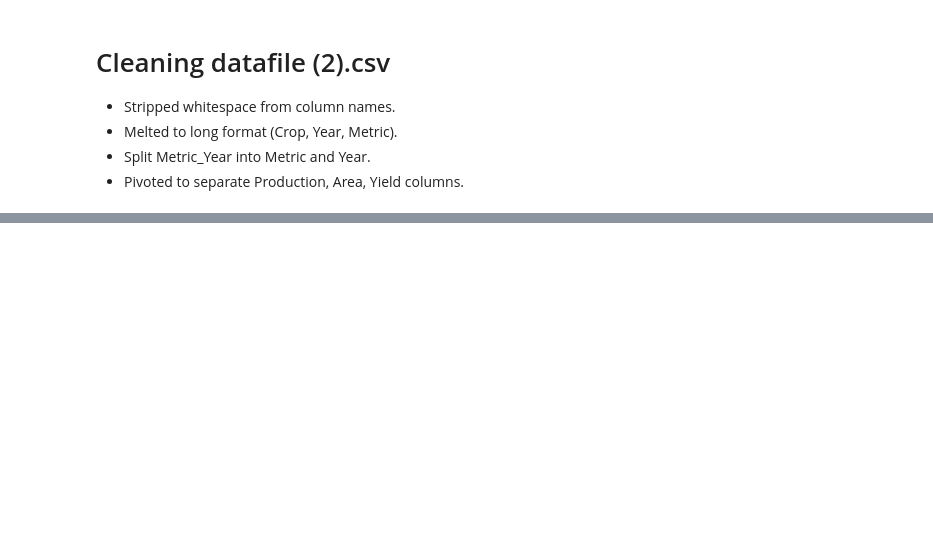
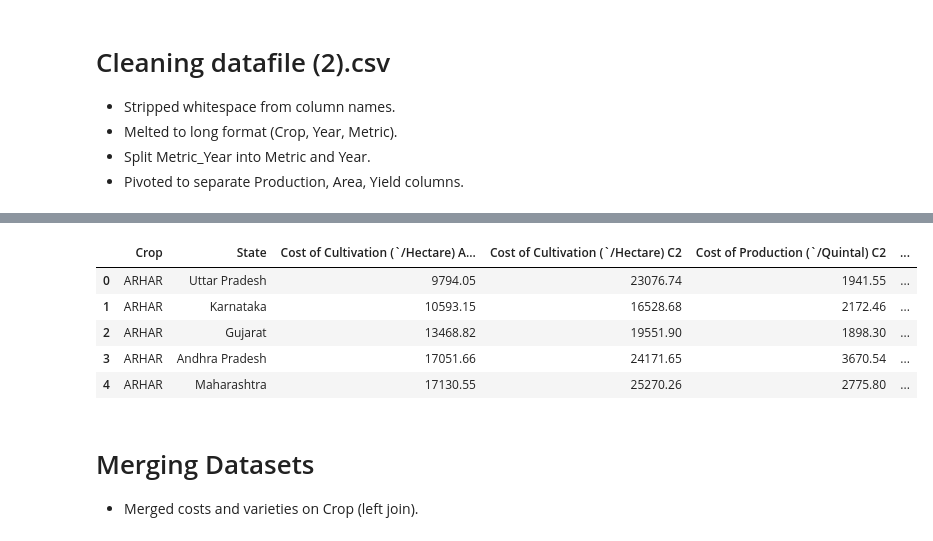
Before and after one commit to shadinmc/Agri-Crop-Prediction-India, a Jupyter notebook: notebooks/Agri_Analysis.ipynb, the cells around one changed output, grey strips where cells are left out. Cells and saved outputs as stored; diff of their text form; code cells hidden in the pictures; blank space fills up the shorter version.

```diff
--- a/notebooks/Agri_Analysis.ipynb
+++ b/notebooks/Agri_Analysis.ipynb
@@ -107,0 +146,12 @@ df_yield_prod.head()
+# %%
+# 5. df_varieties (datafile (3).csv)
+df_varieties = pd.read_csv('../data/datafile (3).csv')
+df_varieties.columns = df_varieties.columns.str.strip().str.replace('_', ' ')  # Remove spaces, standardize
+df_varieties = df_varieties.replace(['NA', 'N/A', ''], pd.NA)
+# Drop 'Unnamed: 4' if present
+if 'Unnamed: 4' in df_varieties.columns:
+    df_varieties = df_varieties.drop('Unnamed: 4', axis=1)
+# Rename columns to match expected structure
+df_varieties.columns = ['Crop', 'Variety', 'Season_duration', 'Recommended_Zone']
+print("df_varieties columns after fix:", df_varieties.columns.tolist())
+print("df_varieties missing:", df_varieties.isna().sum())
@@ -107,0 +178,13 @@ df_yield_prod.head()
+# %%
+df_merged = df_cost.merge(df_varieties, on='Crop', how='left')
+df_merged.head()
+# %% [output]
+|  | Crop | State | Cost of Cultivation (`/Hectare) A... | Cost of Cultivation (`/Hectare) C2 | Cost of Production (`/Quintal) C2 | ... |
+| 0 | ARHAR | Uttar Pradesh | 9794.05 | 23076.74 | 1941.55 | ... |
+| 1 | ARHAR | Karnataka | 10593.15 | 16528.68 | 2172.46 | ... |
+| 2 | ARHAR | Gujarat | 13468.82 | 19551.90 | 1898.30 | ... |
+| 3 | ARHAR | Andhra Pradesh | 17051.66 | 24171.65 | 3670.54 | ... |
+| 4 | ARHAR | Maharashtra | 17130.55 | 25270.26 | 2775.80 | ... |
+# %% [markdown]
+# Merging Datasets
+- Merged costs and varieties on Crop (left join).
```
Also changed, not shown: parts of 13 cells of this notebook.
